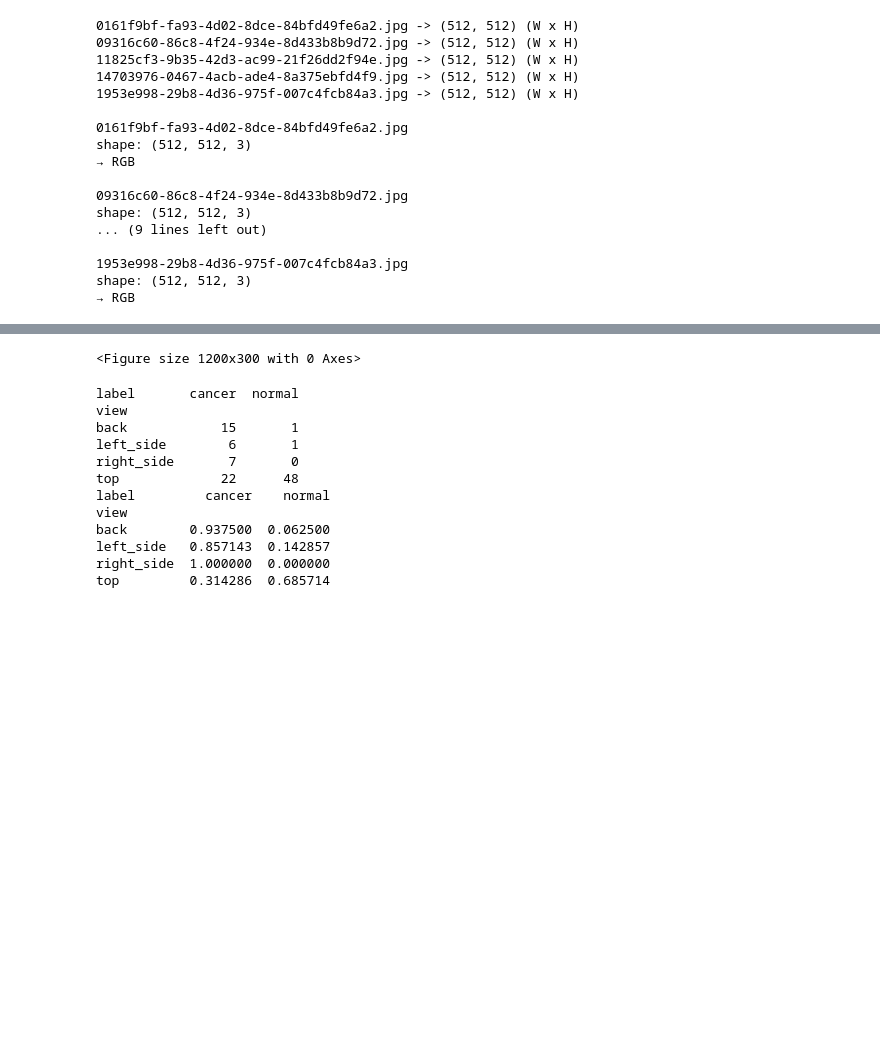
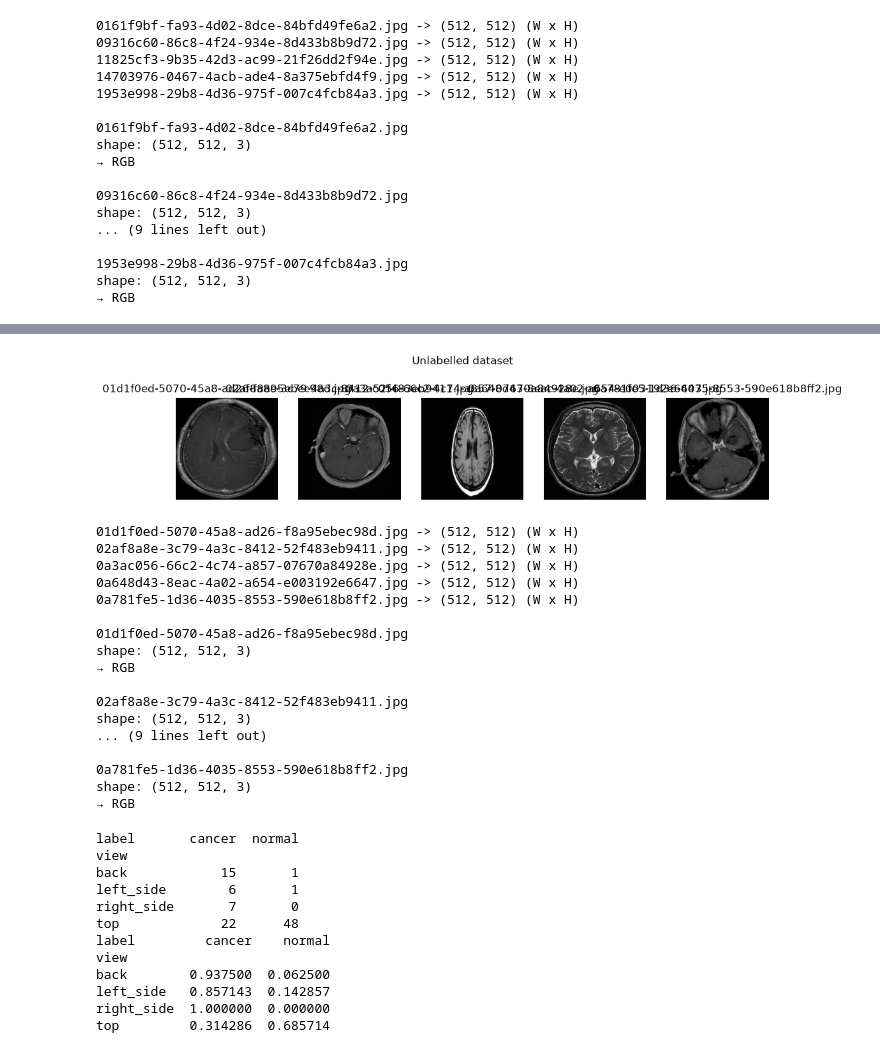
Before and after one commit to ManuHoudin/Brain_SSL, a Jupyter notebook: Brain_Modelling/Brain_modelling.ipynb, the cells around one changed output, grey strips where cells are left out. Drawn from its saved outputs; the diff is of its cells as text; code cells hidden in the pictures; blank space fills up the shorter version.

```diff
--- a/Brain_Modelling/Brain_modelling.ipynb
+++ b/Brain_Modelling/Brain_modelling.ipynb
@@ -107,12 +124,29 @@ analyze_colors_folder(cancer_brain_labelled_data_file)
 # %%
 # Unlabelled dataset
-unlabelled_data_file = '/Users/emman/Formation/P7 SSL/mri_dataset_brain_cancer_oc/sans_label'
+unlabelled_data_file = '/Users/emman/Formation/P7 SSL/mri_dataset_brain_cancer_oc/sans_label/top'
 
 show_first_images_folder(unlabelled_data_file, title='Unlabelled dataset')
 print_resolutions_folder(unlabelled_data_file)
 analyze_colors_folder(unlabelled_data_file)
 # %% [output]
+[figure, added]
-<Figure size 1200x300 with 0 Axes>
+01d1f0ed-5070-45a8-ad26-f8a95ebec98d.jpg -> (512, 512) (W x H)
+02af8a8e-3c79-4a3c-8412-52f483eb9411.jpg -> (512, 512) (W x H)
+0a3ac056-66c2-4c74-a857-07670a84928e.jpg -> (512, 512) (W x H)
+0a648d43-8eac-4a02-a654-e003192e6647.jpg -> (512, 512) (W x H)
+0a781fe5-1d36-4035-8553-590e618b8ff2.jpg -> (512, 512) (W x H)
+
+01d1f0ed-5070-45a8-ad26-f8a95ebec98d.jpg
+shape: (512, 512, 3)
+→ RGB
+
+02af8a8e-3c79-4a3c-8412-52f483eb9411.jpg
+shape: (512, 512, 3)
+... (9 lines left out)
+
+0a781fe5-1d36-4035-8553-590e618b8ff2.jpg
+shape: (512, 512, 3)
+→ RGB
 # %%
 # Lit l'ensemble des images du répertoire passé en paramètre et de ses sous-répertoires
 from pathlib import Path
```
Also changed, not shown: parts of 3 cells of this notebook, 3 other files.
